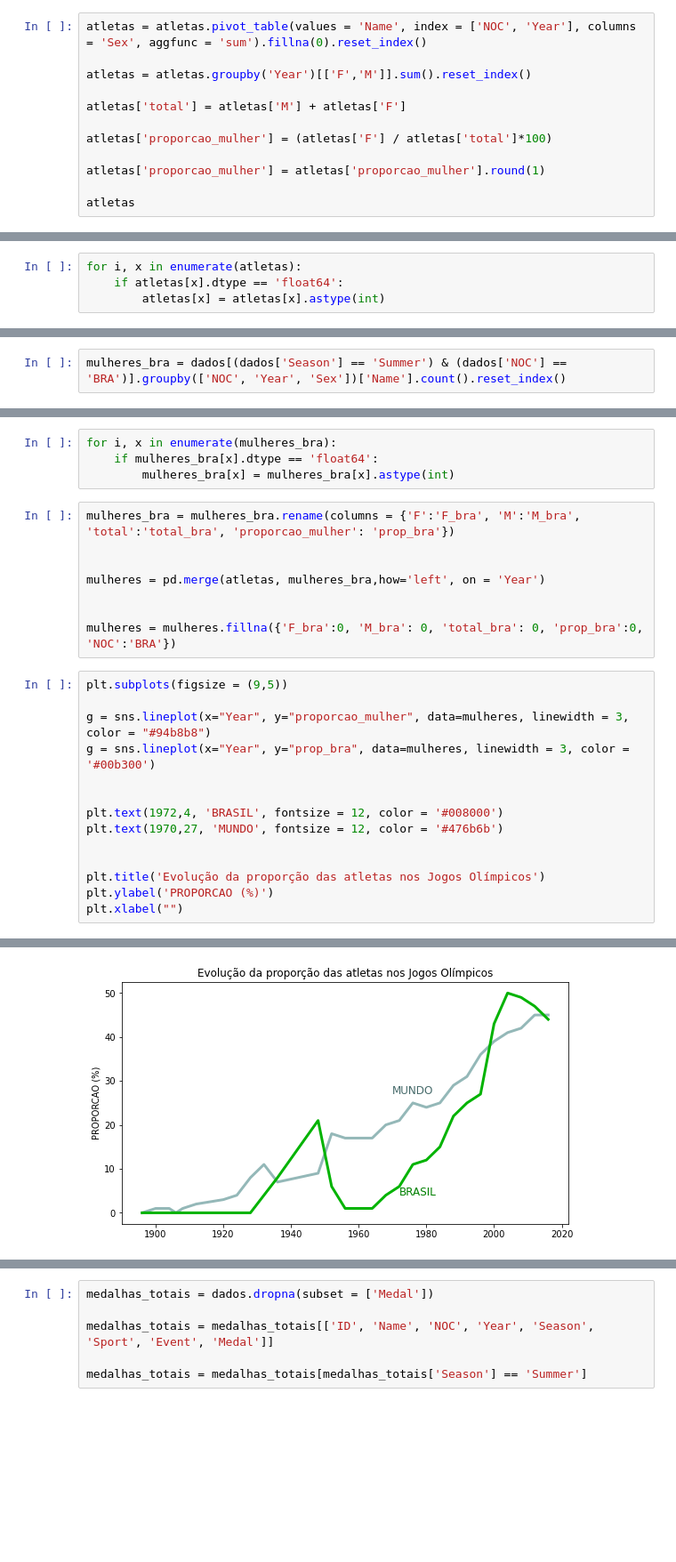
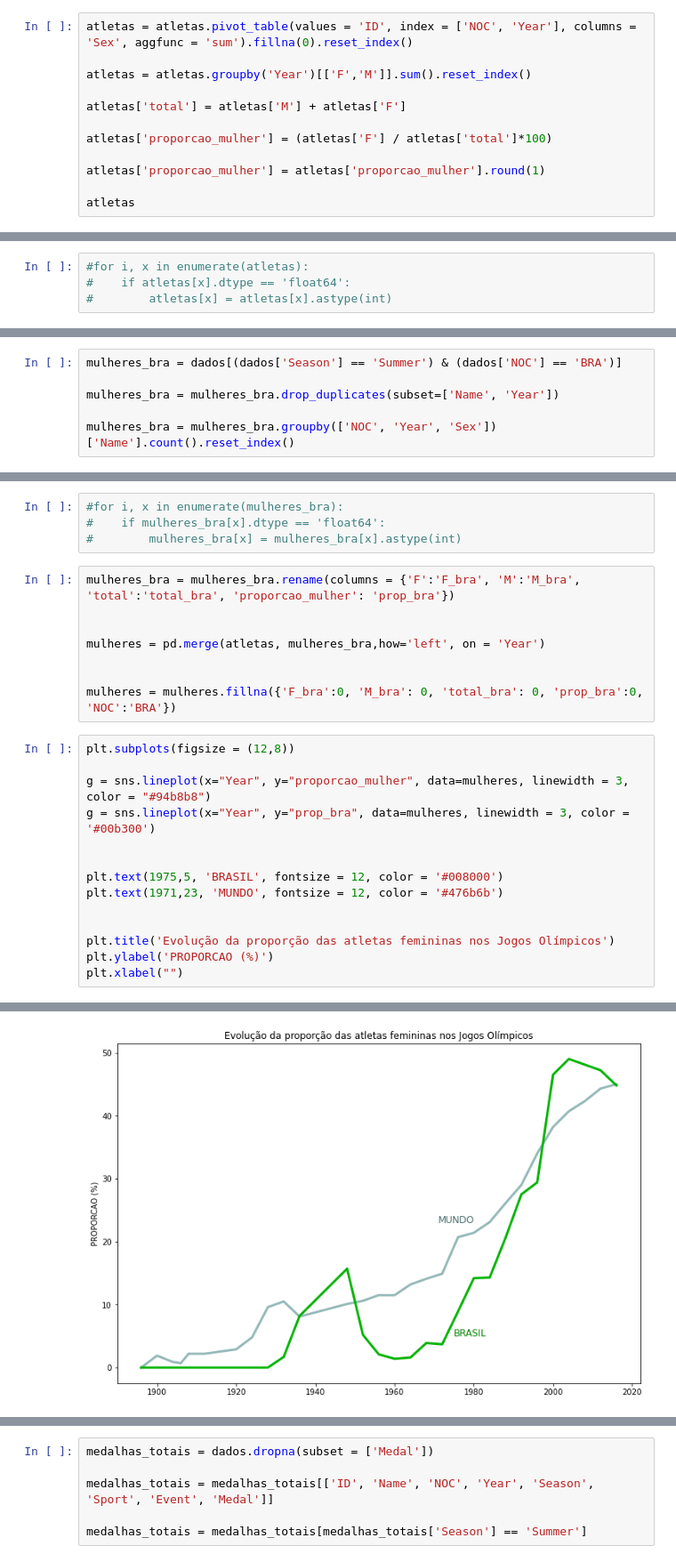
Before and after one commit to martinscaio/Jogos-Olimpicos, a Jupyter notebook: Jogos Olimpicos.ipynb, the cells around one changed output, grey strips where cells are left out. Shown at 89% size. Cells and saved outputs as stored; diff of their text form; blank space fills up the shorter version.

```diff
--- a/Jogos Olimpicos.ipynb
+++ b/Jogos Olimpicos.ipynb
@@ -25,5 +27,5 @@ atletas = dados[dados['Season'] == 'Summer'].groupby(['NOC', 'Year', 'Sex'])['Na
 # %%
-atletas = atletas.pivot_table(values = 'Name', index = ['NOC', 'Year'], columns = 'Sex', aggfunc = 'sum').fillna(0).reset_index()
+atletas = atletas.pivot_table(values = 'ID', index = ['NOC', 'Year'], columns = 'Sex', aggfunc = 'sum').fillna(0).reset_index()
 
 atletas = atletas.groupby('Year')[['F','M']].sum().reset_index()
 
@@ -55,5 +57,5 @@ atletas
 # %%
-for i, x in enumerate(atletas):
-    if atletas[x].dtype == 'float64':
-        atletas[x] = atletas[x].astype(int)
+#for i, x in enumerate(atletas):
+#    if atletas[x].dtype == 'float64':
+#        atletas[x] = atletas[x].astype(int)
 # %%
@@ -135,7 +150,11 @@ Text(0.5, 0, '')
 # %% [markdown]
 ## 1.1 Participação Feminina na equipe olímpica brasileira
 # %%
-mulheres_bra = dados[(dados['Season'] == 'Summer') & (dados['NOC'] == 'BRA')].groupby(['NOC', 'Year', 'Sex'])['Name'].count().reset_index()
+mulheres_bra = dados[(dados['Season'] == 'Summer') & (dados['NOC'] == 'BRA')]
+
+mulheres_bra = mulheres_bra.drop_duplicates(subset=['Name', 'Year'])
+
+mulheres_bra = mulheres_bra.groupby(['NOC', 'Year', 'Sex'])['Name'].count().reset_index()
 # %%
 mulheres_bra = mulheres_bra.pivot_table(values = 'Name', index = ['NOC', 'Year'], columns = 'Sex', aggfunc = 'sum').fillna(0).reset_index()
 
@@ -169,7 +188,7 @@ mulheres_bra
 # %%
-for i, x in enumerate(mulheres_bra):
-    if mulheres_bra[x].dtype == 'float64':
-        mulheres_bra[x] = mulheres_bra[x].astype(int)
+#for i, x in enumerate(mulheres_bra):
+#    if mulheres_bra[x].dtype == 'float64':
+#        mulheres_bra[x] = mulheres_bra[x].astype(int)
 # %%
 mulheres_bra = mulheres_bra.rename(columns = {'F':'F_bra', 'M':'M_bra', 'total':'total_bra', 'proporcao_mulher': 'prop_bra'})
 
@@ -179,20 +198,20 @@ mulheres = pd.merge(atletas, mulheres_bra,how='left', on = 'Year')
 
 mulheres = mulheres.fillna({'F_bra':0, 'M_bra': 0, 'total_bra': 0, 'prop_bra':0, 'NOC':'BRA'})
 # %%
-plt.subplots(figsize = (9,5))
+plt.subplots(figsize = (12,8))
 
 g = sns.lineplot(x="Year", y="proporcao_mulher", data=mulheres, linewidth = 3, color = "#94b8b8")
 g = sns.lineplot(x="Year", y="prop_bra", data=mulheres, linewidth = 3, color = '#00b300')
 
 
-plt.text(1972,4, 'BRASIL', fontsize = 12, color = '#008000')
-plt.text(1970,27, 'MUNDO', fontsize = 12, color = '#476b6b')
+plt.text(1975,5, 'BRASIL', fontsize = 12, color = '#008000')
+plt.text(1971,23, 'MUNDO', fontsize = 12, color = '#476b6b')
 
 
-plt.title('Evolução da proporção das atletas nos Jogos Olímpicos')
+plt.title('Evolução da proporção das atletas femininas nos Jogos Olímpicos')
 plt.ylabel('PROPORCAO (%)')
 plt.xlabel("")
 # %% [output]
 Text(0.5, 0, '')
-[figure, old version]
+[figure, new version]
 # %%
```
Also changed, not shown: parts of 24 cells of this notebook.
